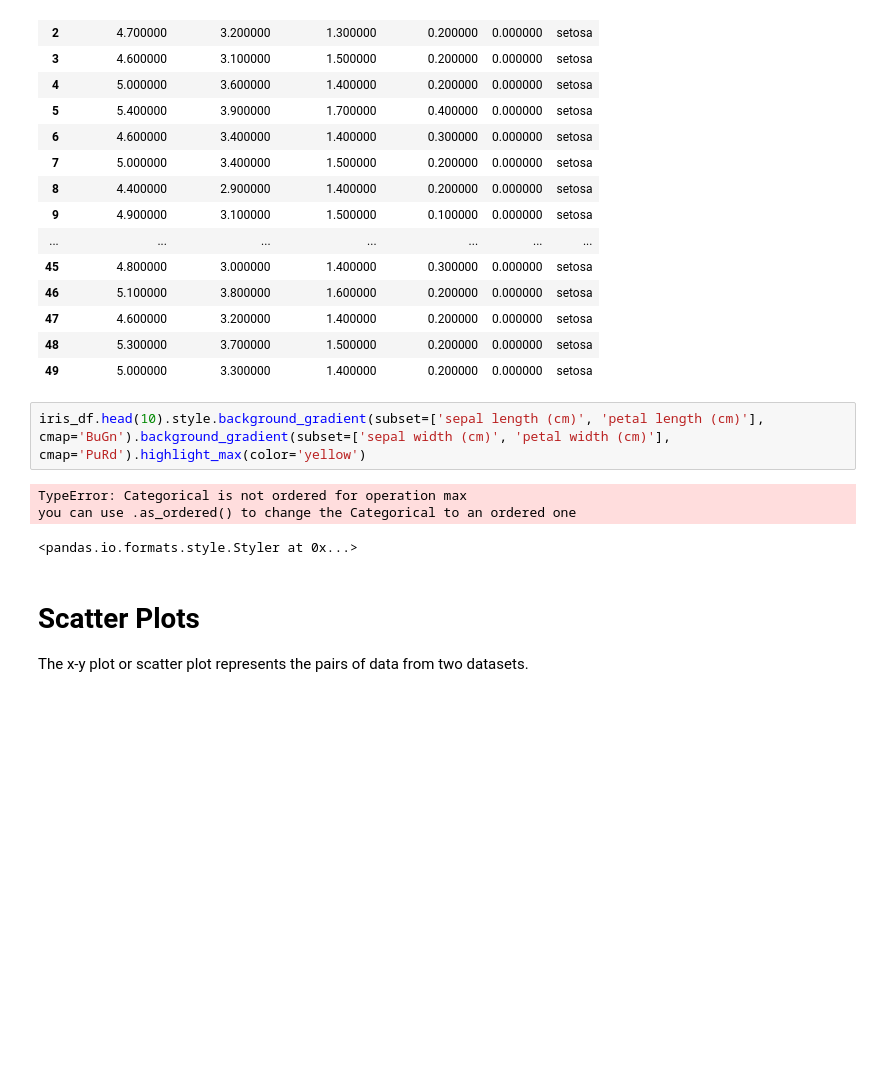
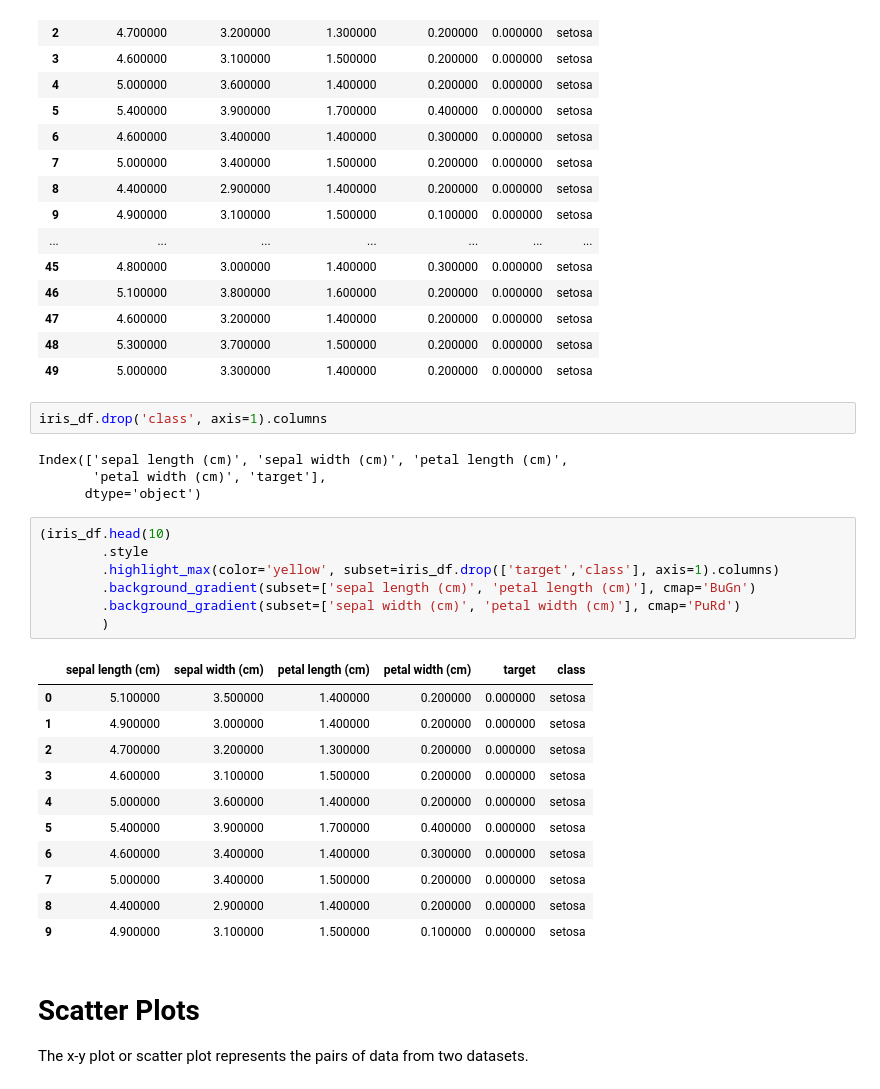
Before and after one commit to DocYoungblood/data_viz_python_tutorial, a Jupyter notebook: Data_Viz_Tutorial.ipynb, the cells around one changed output. Drawn from its saved outputs; the diff is of its cells as text; blank space fills up the shorter version.

```diff
--- a/Data_Viz_Tutorial.ipynb
+++ b/Data_Viz_Tutorial.ipynb
@@ -112,12 +112,31 @@ iris_df.head(50).style.background_gradient(subset=['sepal length (cm)', 'petal l
 | 47 | 4.600000 | 3.200000 | 1.400000 | 0.200000 | 0.000000 | setosa |
 | 48 | 5.300000 | 3.700000 | 1.500000 | 0.200000 | 0.000000 | setosa |
 | 49 | 5.000000 | 3.300000 | 1.400000 | 0.200000 | 0.000000 | setosa |
+# %%
+iris_df.drop('class', axis=1).columns
+# %% [output]
+Index(['sepal length (cm)', 'sepal width (cm)', 'petal length (cm)',
+       'petal width (cm)', 'target'],
+      dtype='object')
 # %%
-iris_df.head(10).style.background_gradient(subset=['sepal length (cm)', 'petal length (cm)'], cmap='BuGn').background_gradient(subset=['sepal width (cm)', 'petal width (cm)'], cmap='PuRd').highlight_max(color='yellow')
+(iris_df.head(10)
+        .style
+        .highlight_max(color='yellow', subset=iris_df.drop(['target','class'], axis=1).columns)
+        .background_gradient(subset=['sepal length (cm)', 'petal length (cm)'], cmap='BuGn')
+        .background_gradient(subset=['sepal width (cm)', 'petal width (cm)'], cmap='PuRd')
+        )
 # %% [output]
-TypeError: Categorical is not ordered for operation max
-you can use .as_ordered() to change the Categorical to an ordered one
-<pandas.io.formats.style.Styler at 0x...>
+|  | sepal length (cm) | sepal width (cm) | petal length (cm) | petal width (cm) | target | class |
+| 0 | 5.100000 | 3.500000 | 1.400000 | 0.200000 | 0.000000 | setosa |
+| 1 | 4.900000 | 3.000000 | 1.400000 | 0.200000 | 0.000000 | setosa |
+| 2 | 4.700000 | 3.200000 | 1.300000 | 0.200000 | 0.000000 | setosa |
+| 3 | 4.600000 | 3.100000 | 1.500000 | 0.200000 | 0.000000 | setosa |
+| 4 | 5.000000 | 3.600000 | 1.400000 | 0.200000 | 0.000000 | setosa |
+| 5 | 5.400000 | 3.900000 | 1.700000 | 0.400000 | 0.000000 | setosa |
+| 6 | 4.600000 | 3.400000 | 1.400000 | 0.300000 | 0.000000 | setosa |
+| 7 | 5.000000 | 3.400000 | 1.500000 | 0.200000 | 0.000000 | setosa |
+| 8 | 4.400000 | 2.900000 | 1.400000 | 0.200000 | 0.000000 | setosa |
+| 9 | 4.900000 | 3.100000 | 1.500000 | 0.100000 | 0.000000 | setosa |
 # %% [markdown]
 # Scatter Plots
 The x-y plot or scatter plot represents the pairs of data from two datasets.
```
